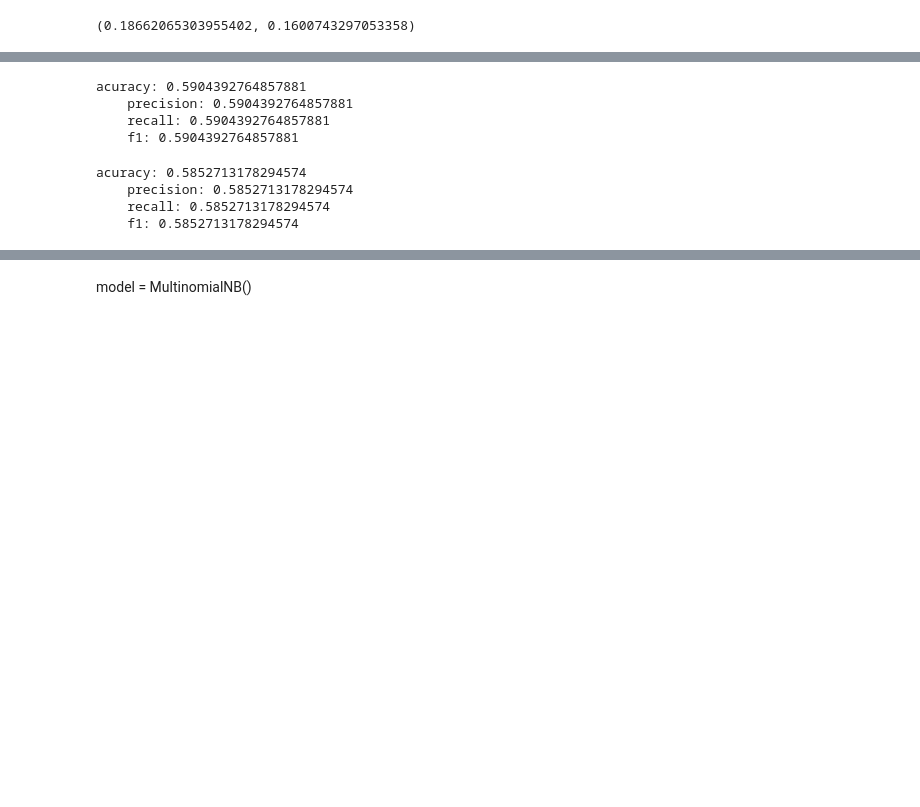
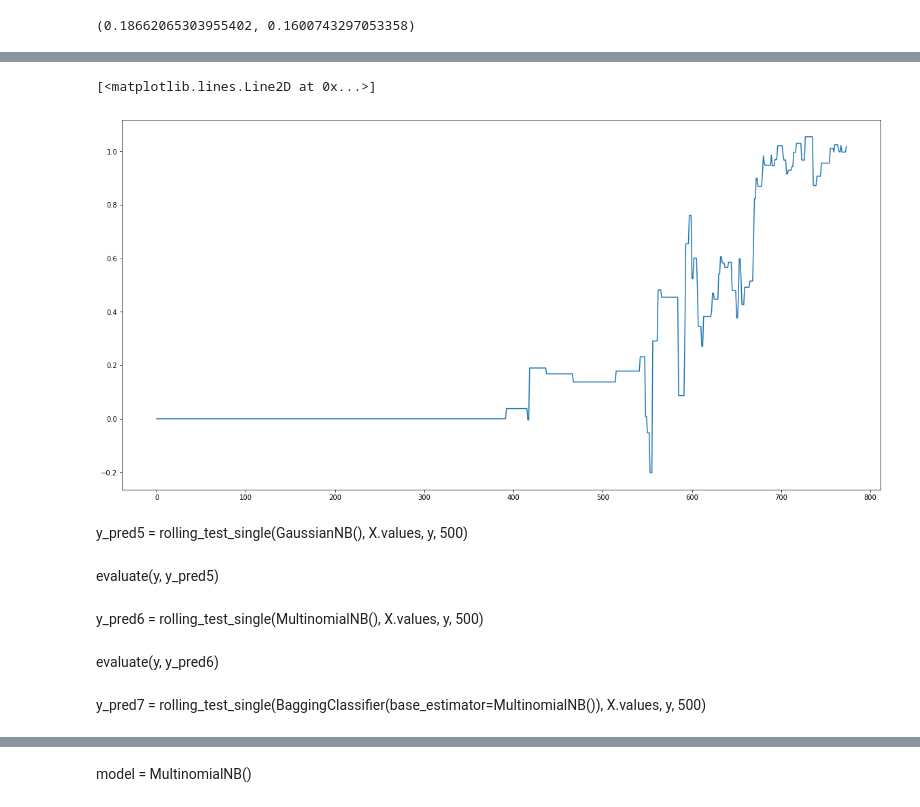
Before and after one commit to hhy845914111/NLP-Project, a Jupyter notebook: data_crawler_fed_speech.ipynb, the cells around one changed output, grey strips where cells are left out. Cells and saved outputs as stored; diff of their text form; code cells hidden in the pictures; blank space fills up the shorter version.

```diff
--- a/data_crawler_fed_speech.ipynb
+++ b/data_crawler_fed_speech.ipynb
@@ -60,5 +29,5 @@ def evaluate(y_true, y_pred):
 # %%
-rev_lst = get_reval()
+rev_lst = get_reval(rst_lst, rate_se)
 # %%
-tt = np.vstack(rev_lst)
+rev_ar = np.vstack(rev_lst)
 # %%
@@ -84,5 +47,5 @@ sb.distplot(tt[:, 19]);
 # %%
-y_raw = tt[:, 10]
+y_raw = rev_ar[:, 10]
 # %%
 p = 0.2
 # %%
@@ -112,5 +79,5 @@ y = np.zeros_like(y_raw) - y_neg + y_pos
 # %%
-y_pred4 = rolling_test_single(ExtraTreesClassifier(n_estimators=100, n_jobs=-1), X.values, y, 500)
+y_pred4 = rolling_test_single(ExtraTreesClassifier(n_estimators=50, n_jobs=-1), X.values, y, 300)
 # %%
 evaluate(y, y_pred4)
 # %% [output]
@@ -123,7 +87,0 @@ y_pred5 = rolling_test_single(GaussianNB(), X.values, y, 500)
-# %%
-evaluate(y, y_pred5)
-# %% [output]
-acuracy: 0.5904392764857881
-    precision: 0.5904392764857881
-    recall: 0.5904392764857881
-    f1: 0.5904392764857881
@@ -132,7 +87,0 @@ y_pred6 = rolling_test_single(MultinomialNB(), X.values, y, 500)
-# %%
-evaluate(y, y_pred6)
-# %% [output]
-acuracy: 0.5852713178294574
-    precision: 0.5852713178294574
-    recall: 0.5852713178294574
-    f1: 0.5852713178294574
@@ -142,0 +88,15 @@ evaluate(y, y_pred7)
+# %%
+plt.plot(np.cumsum(y_raw * y_pred4))
+# %% [output]
+[<matplotlib.lines.Line2D at 0x...>]
+[figure, added]
+# %% [markdown]
+y_pred5 = rolling_test_single(GaussianNB(), X.values, y, 500)
+# %% [markdown]
+evaluate(y, y_pred5)
+# %% [markdown]
+y_pred6 = rolling_test_single(MultinomialNB(), X.values, y, 500)
+# %% [markdown]
+evaluate(y, y_pred6)
+# %% [markdown]
+y_pred7 = rolling_test_single(BaggingClassifier(base_estimator=MultinomialNB()), X.values, y, 500)
```
Also changed, not shown: parts of 40 cells of this notebook, 8 other files.
